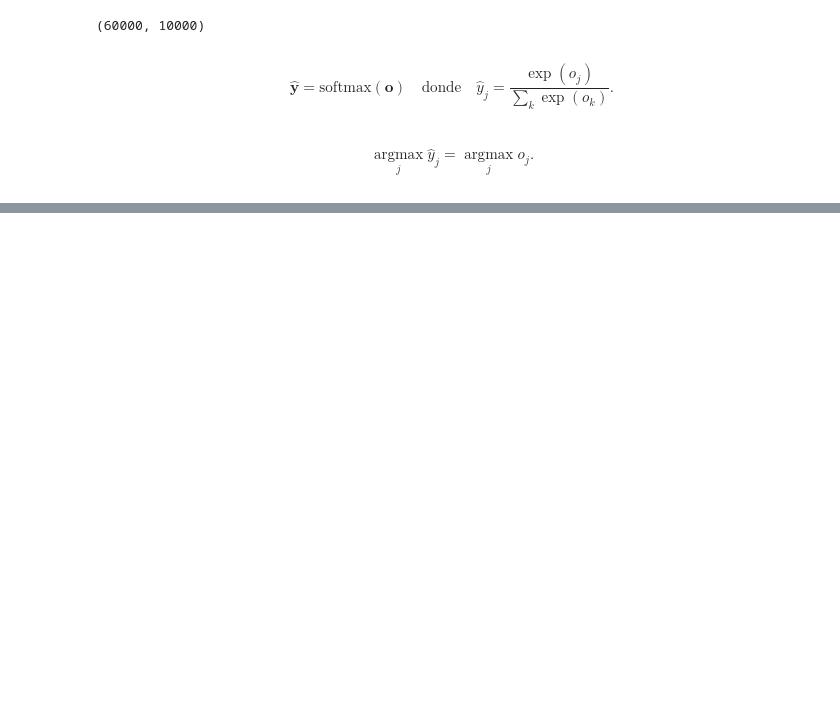
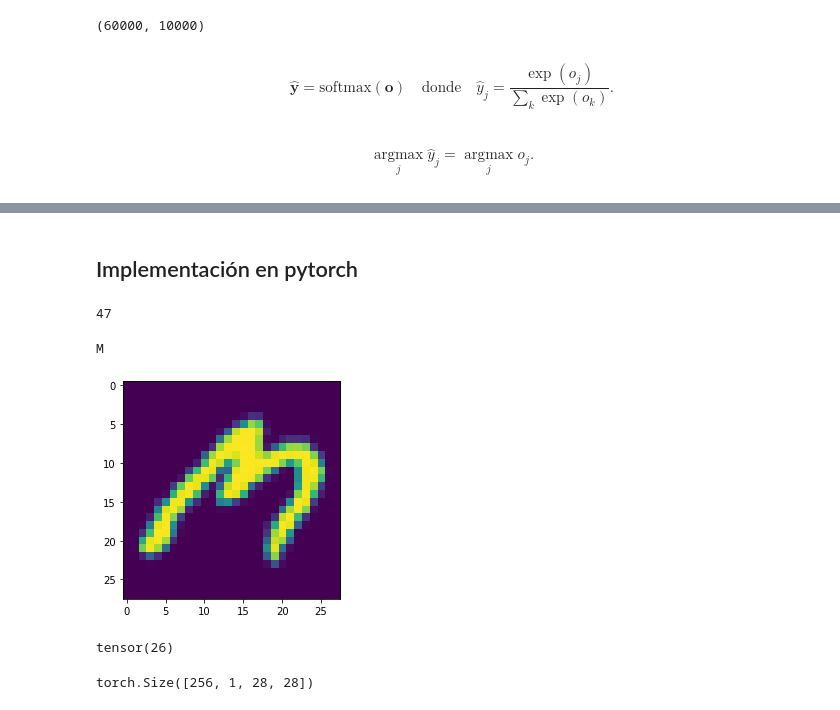
Before and after one commit to ramajoballester/mil_deeplearning, a Jupyter notebook: 1_introduccion.ipynb, the cells around one changed output, grey strips where cells are left out. Cells and saved outputs as stored; diff of their text form; code cells hidden in the pictures; blank space fills up the shorter version.

```diff
--- a/1_introduccion.ipynb
+++ b/1_introduccion.ipynb
@@ -343,0 +470,33 @@ import pandas as pd
+# %% [markdown]
+## Implementación en pytorch
+# %%
+import string
+
+image_size = 28
+
+# transf = torchvision.transforms.Compose([
+#     torchvision.transforms.ToTensor()
+#     # torchvision.transforms.Resize((image_size, image_size))
+# ])
+
+transf = torchvision.transforms.Compose([
+                    lambda img: torchvision.transforms.functional.rotate(img, -90),
+                    lambda img: torchvision.transforms.functional.hflip(img),
+                    torchvision.transforms.ToTensor()
+])
+
+emnist_train = torchvision.datasets.EMNIST(
+    root="data", split='balanced', train=True, transform=transf, download=True)
+emnist_test = torchvision.datasets.EMNIST(
+    root="data", split='balanced', train=False, transform=transf, download=True)
+
+train_dataloader = torch.utils.data.DataLoader(emnist_train, batch_size,
+                                               shuffle=True, num_workers=1)
+test_dataloader = torch.utils.data.DataLoader(emnist_test, batch_size,
+                                               shuffle=False, num_workers=1)
+
+labels = '0123456789ABCDEFGHIJKLMNOPQRSTUVWXYZabdefghnqrt'
+# %%
+len(list(labels))
+# %% [output]
+47
@@ -343,0 +515,13 @@ import pandas as pd
+# %%
+x, y = next(iter(train_dataloader))
+# %%
+i = random.randint(0, len(labels)-1)
+plt.imshow(x[i, 0]);
+print(labels[y[i]])
+# %% [output]
+M
+[figure, added]
+# %%
+y[i]
+# %% [output]
+tensor(26)
@@ -343,0 +542,4 @@ import pandas as pd
+# %%
+x.shape
+# %% [output]
+torch.Size([256, 1, 28, 28])
```
Also changed, not shown: parts of 53 cells of this notebook.
